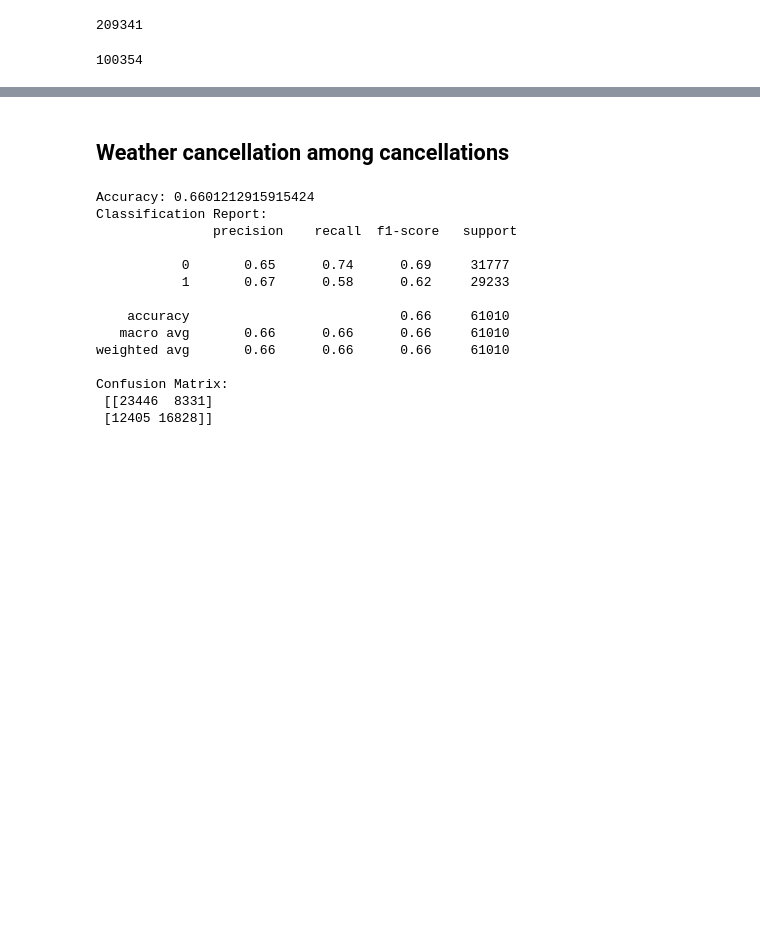
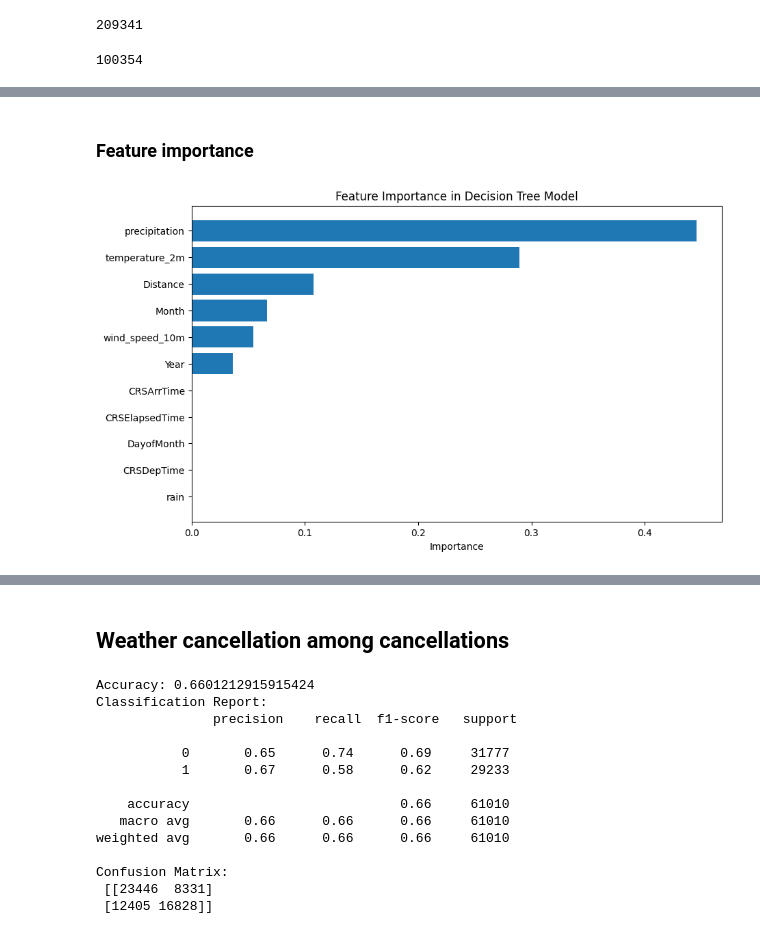
Before and after one commit to xuanli286/BDA-Data-Pipeline, a Jupyter notebook: weather/ModelingDT.ipynb, the cells around one changed output, grey strips where cells are left out. Drawn from its saved outputs; the diff is of its cells as text; code cells hidden in the pictures; blank space fills up the shorter version.

Commit message:
update model script

```diff
--- a/weather/ModelingDT.ipynb
+++ b/weather/ModelingDT.ipynb
@@ -149,0 +113,27 @@ dtype: int64
+# %%
+important_features = [
+    'temperature_2m', 'wind_speed_10m', 'CRSArrTime', 'CRSDepTime',
+    'DayofMonth', 'Distance', 'CRSElapsedTime', 'Month', 'Year','precipitation','rain'
+]
+
+# Use only the selected important features for training
+X_important = df[important_features]
+y = df['Cancelled']
+# %%
+undersampler = RandomUnderSampler(random_state=42)
+X_resampled, y_resampled = undersampler.fit_resample(X_important, y)
+
+X_train, X_test, y_train, y_test = train_test_split(X_resampled, y_resampled, test_size=0.3, random_state=42)
+
+# Initialize and train the Decision Tree model
+model = DecisionTreeClassifier(random_state=42, min_samples_split=10, min_samples_leaf=5, max_depth=4)
+model.fit(X_train, y_train)
+
+y_pred = model.predict(X_test)
+y_prob = model.predict_proba(X_test)[:, 1]
+
+# Evaluation
+accuracy = accuracy_score(y_test, y_pred)
+print("Accuracy:", accuracy)
+print("Classification Report:\n", classification_report(y_test, y_pred))
+print("Confusion Matrix:\n", confusion_matrix(y_test, y_pred))
@@ -149,0 +155,18 @@ dtype: int64
+# %% [markdown]
+### Feature importance
+# %%
+
+feature_importance = pd.DataFrame({
+    'Feature': X_important.columns,
+    'Importance': model.feature_importances_
+}).sort_values(by='Importance', ascending=False)
+
+# Plot feature importance
+plt.figure(figsize=(10, 6))
+plt.barh(feature_importance['Feature'], feature_importance['Importance'])
+plt.xlabel('Importance')
+plt.title('Feature Importance in Decision Tree Model')
+plt.gca().invert_yaxis()
+plt.show()
+# %% [output]
+[figure, added]
```
Also changed, not shown: parts of 18 cells of this notebook, 1 other file.
